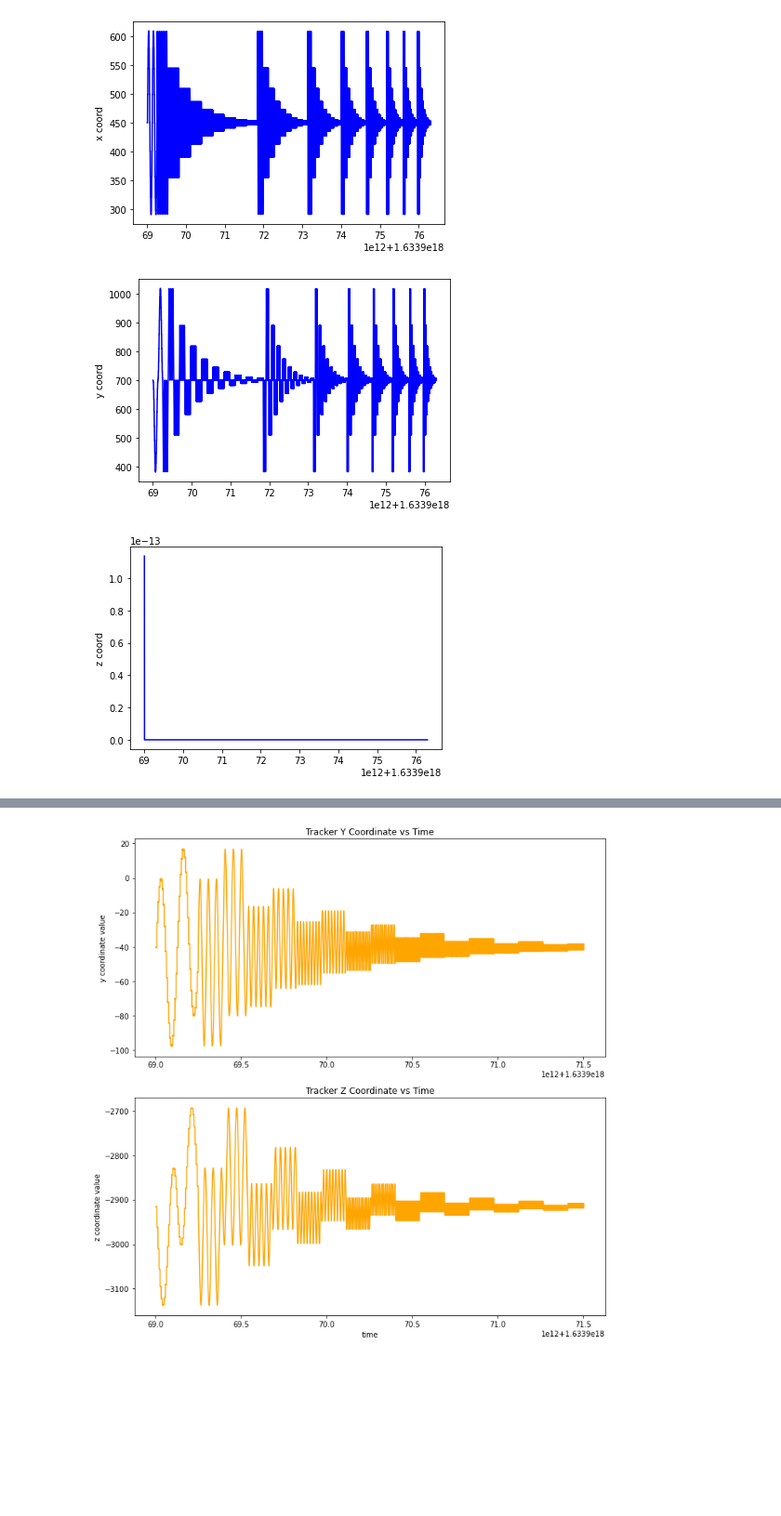
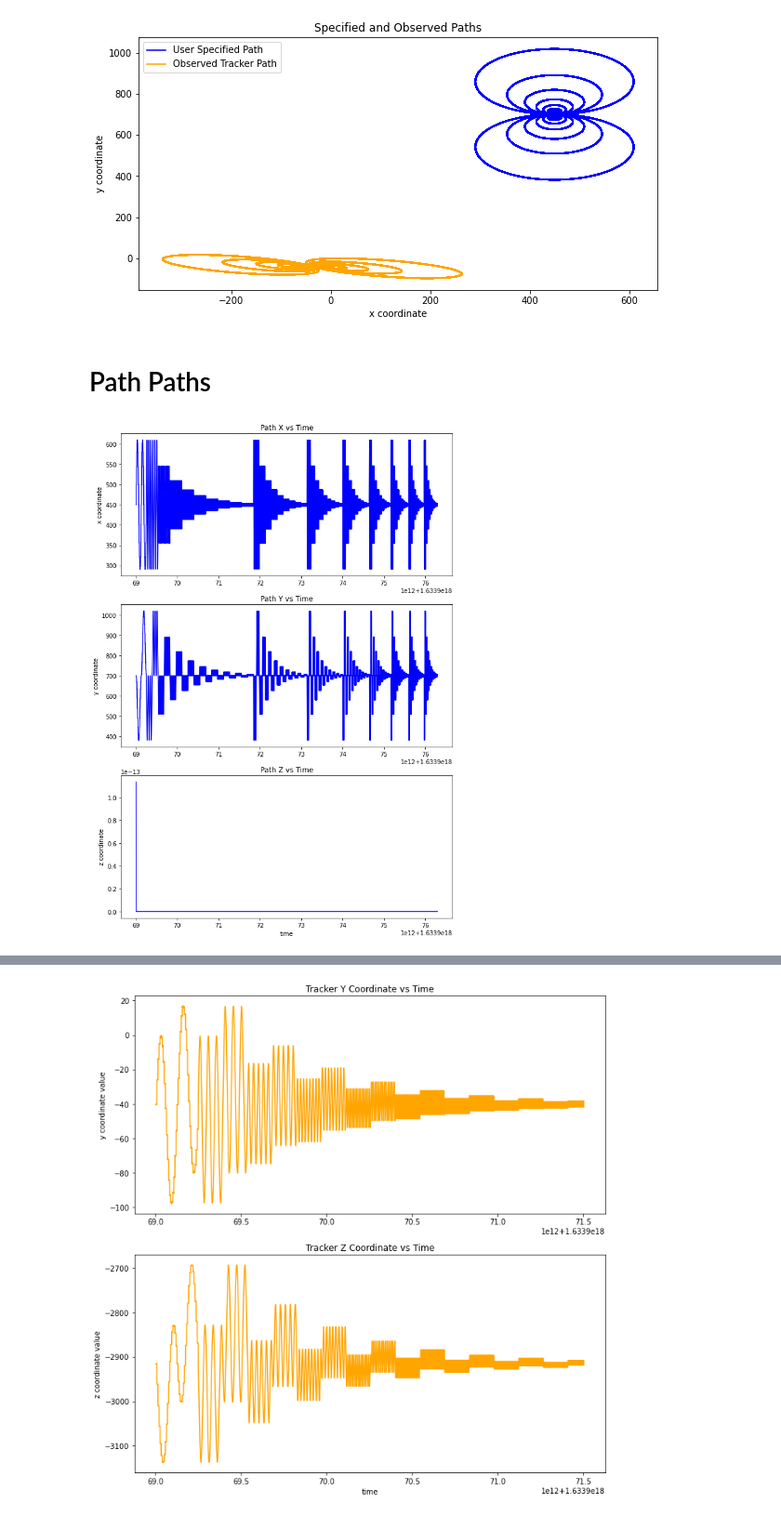
Before and after one commit to adamggibbs/path_analysis_soln, a Jupyter notebook: analysis.ipynb, the cells around one changed output, grey strips where cells are left out. Shown at 93% size. Cells and saved outputs as stored; diff of their text form; code cells hidden in the pictures; blank space fills up the shorter version.

```diff
--- a/analysis.ipynb
+++ b/analysis.ipynb
@@ -98,18 +104,37 @@ plt.show()
+# %%
+figure, ax = plt.subplots(1,1, figsize=(10,5))
+
+ax.plot(pth_x, pth_y, c='blue', label='User Specified Path')
+ax.plot(trk_x, trk_y, color='orange', label='Observed Tracker Path')
+ax.set_xlabel('x coordinate')
+ax.set_ylabel('y coordinate')
+ax.set_title('Specified and Observed Paths')
+ax.legend()
+plt.show()
+# %% [output]
+[figure, added]
+# %% [markdown]
+# Path Paths
 # %%
 # EXPLROE SPECIFIED PATH VS TIME
 
-plt.plot(pth_t, pth_x, c='blue')
-plt.ylabel('x coord')
+fig, ax = plt.subplots(3,1, figsize=(10,15))
+
+plt1 = ax[0]
+plt1.plot(pth_t, pth_x, c='blue')
+plt1.set_ylabel('x coordinate')
+plt1.set_title('Path X vs Time')
+
+plt2 = ax[1]
+plt2.plot(pth_t, pth_y, c='blue')
+plt2.set_ylabel('y coordinate')
+plt2.set_title('Path Y vs Time')
+
+plt3 = ax[2]
+plt3.plot(pth_t, pth_z, c='blue')
+plt3.set_xlabel('time')
+plt3.set_ylabel('z coordinate')
+plt3.set_title('Path Z vs Time')
 plt.show()
-
-plt.plot(pth_t, pth_y, c='blue')
-plt.ylabel('y coord')
-plt.show()
-
-plt.plot(pth_t, pth_z, c='blue')
-plt.ylabel('z coord')
-plt.show()
 # %% [output]
-[figure, old version]
+[figure, new version]
-[figure, removed]
-[figure, removed]
```
Also changed, not shown: parts of 27 cells of this notebook, 1 other file.
